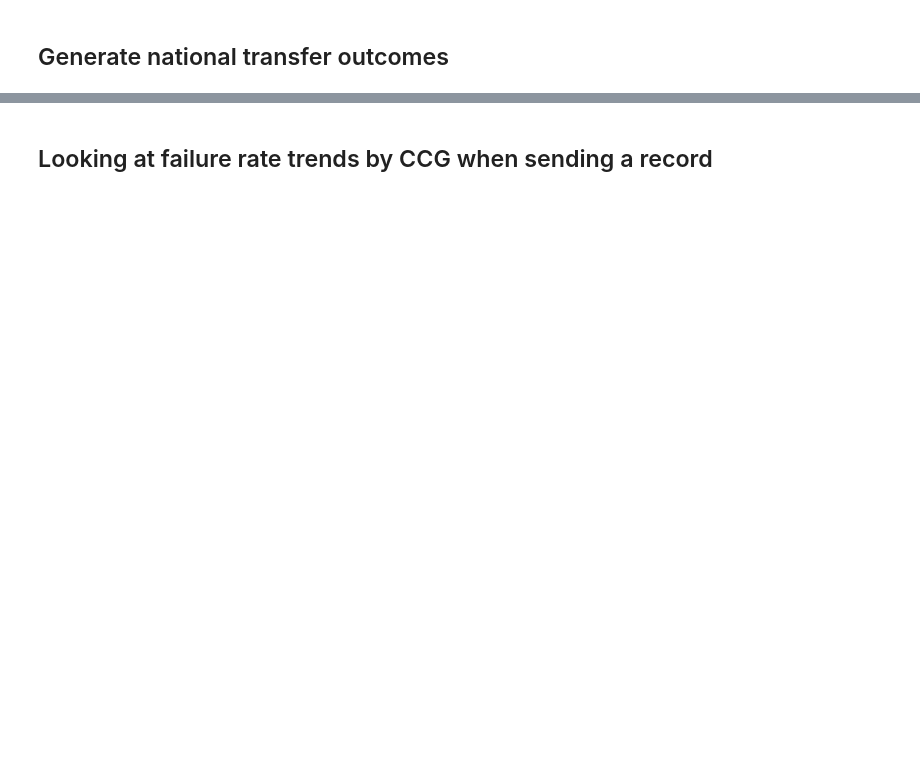
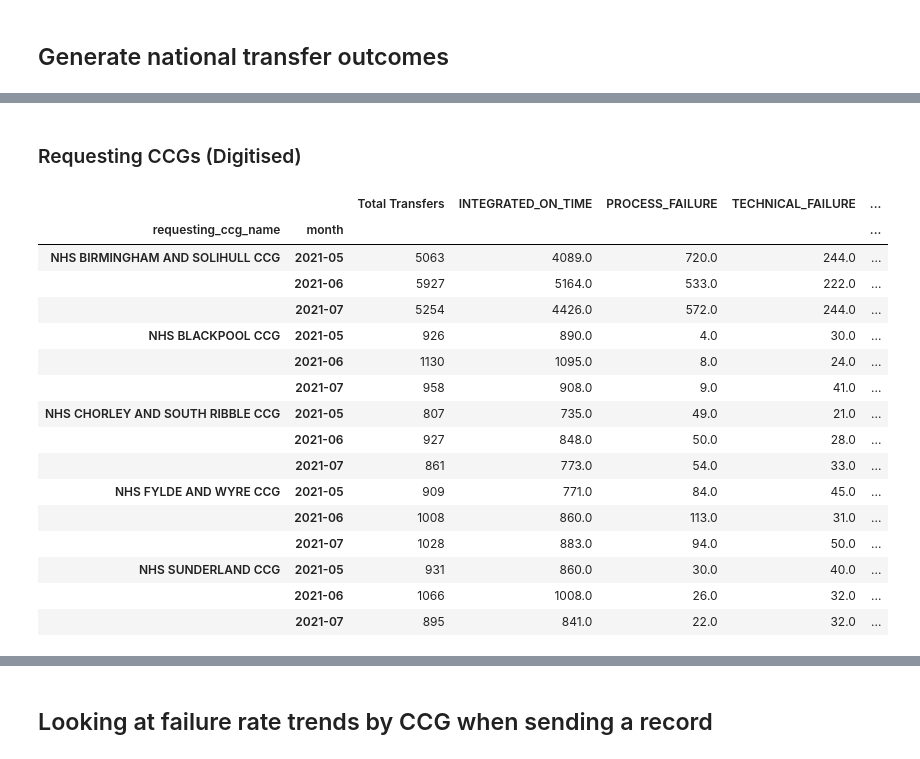
Before and after one commit to nhsconnect/prm-gp2gp-data-sandbox, a Jupyter notebook: notebooks/66-PRMT-2332--lloyd-george-digitisation-ccgs-failure-rates.ipynb, the cells around one changed output, grey strips where cells are left out. Cells and saved outputs as stored; diff of their text form; code cells hidden in the pictures; blank space fills up the shorter version.

```diff
--- a/notebooks/66-PRMT-2332--lloyd-george-digitisation-ccgs-failure-rates.ipynb
+++ b/notebooks/66-PRMT-2332--lloyd-george-digitisation-ccgs-failure-rates.ipynb
@@ -27,4 +29,6 @@ import numpy as np
 # %%
+asid_lookup=read_asid_metadata("prm-gp2gp-ods-metadata-preprod", "v2/2021/8/organisationMetadata.json")
+
 transfer_file_location = "s3://prm-gp2gp-transfer-data-preprod/v4/"
 
 transfer_files = [
@@ -39,22 +43,8 @@ transfers_raw = pd.concat((
     for f in transfer_input_files
 ))
 
-transfers = transfers_raw.copy()
+transfers = transfers_raw\
+    .join(asid_lookup.add_prefix("requesting_"), on="requesting_practice_asid", how="left")\
+    .join(asid_lookup.add_prefix("sending_"), on="sending_practice_asid", how="left")\
+
+transfers['month']=transfers['date_requested'].dt.to_period('M')
-# %%
-asid_lookup_file_location = "s3://prm-gp2gp-asid-lookup-preprod/"
-asid_lookup_files = [
-    "2021/6/asidLookup.csv.gz",
-    "2021/7/asidLookup.csv.gz",
-    "2021/8/asidLookup.csv.gz"
-]
-asid_lookup_input_files = [asid_lookup_file_location + f for f in asid_lookup_files]
-asid_lookup = pd.concat((
-    pd.read_csv(f)
-    for f in asid_lookup_input_files
-)).drop_duplicates()
-lookup = asid_lookup[["ASID", "NACS","OrgName"]]
-
-transfers = transfers.merge(lookup, left_on='requesting_practice_asid',right_on='ASID',how='left')
-transfers = transfers.rename({'ASID': 'requesting_supplier_asid', 'NACS': 'requesting_ods_code','OrgName':'requesting_practice_name'}, axis=1)
-transfers = transfers.merge(lookup, left_on='sending_practice_asid',right_on='ASID',how='left')
-transfers = transfers.rename({'ASID': 'sending_supplier_asid', 'NACS': 'sending_ods_code','OrgName':'sending_practice_name'}, axis=1)
@@ -163,0 +127,26 @@ requesting_practice_lg_transfers
+# %% [markdown]
+### Requesting CCGs (Digitised)
+# %%
+requesting_ccgs_monthly=generate_monthly_outcome_breakdown(
+    transfers=requesting_transfers_of_interest,
+    columns=["requesting_ccg_name", "month"]
+)
+requesting_ccgs_monthly
+# %% [output]
+|  |  | Total Transfers | INTEGRATED_ON_TIME | PROCESS_FAILURE | TECHNICAL_FAILURE | ... |
+| requesting_ccg_name | month |  |  |  |  | ... |
+| NHS BIRMINGHAM AND SOLIHULL CCG | 2021-05 | 5063 | 4089.0 | 720.0 | 244.0 | ... |
+|  | 2021-06 | 5927 | 5164.0 | 533.0 | 222.0 | ... |
+|  | 2021-07 | 5254 | 4426.0 | 572.0 | 244.0 | ... |
+| NHS BLACKPOOL CCG | 2021-05 | 926 | 890.0 | 4.0 | 30.0 | ... |
+|  | 2021-06 | 1130 | 1095.0 | 8.0 | 24.0 | ... |
+|  | 2021-07 | 958 | 908.0 | 9.0 | 41.0 | ... |
+| NHS CHORLEY AND SOUTH RIBBLE CCG | 2021-05 | 807 | 735.0 | 49.0 | 21.0 | ... |
+|  | 2021-06 | 927 | 848.0 | 50.0 | 28.0 | ... |
+|  | 2021-07 | 861 | 773.0 | 54.0 | 33.0 | ... |
+| NHS FYLDE AND WYRE CCG | 2021-05 | 909 | 771.0 | 84.0 | 45.0 | ... |
+|  | 2021-06 | 1008 | 860.0 | 113.0 | 31.0 | ... |
+|  | 2021-07 | 1028 | 883.0 | 94.0 | 50.0 | ... |
+| NHS SUNDERLAND CCG | 2021-05 | 931 | 860.0 | 30.0 | 40.0 | ... |
+|  | 2021-06 | 1066 | 1008.0 | 26.0 | 32.0 | ... |
+|  | 2021-07 | 895 | 841.0 | 22.0 | 32.0 | ... |
```
Also changed, not shown: parts of 27 cells of this notebook.
